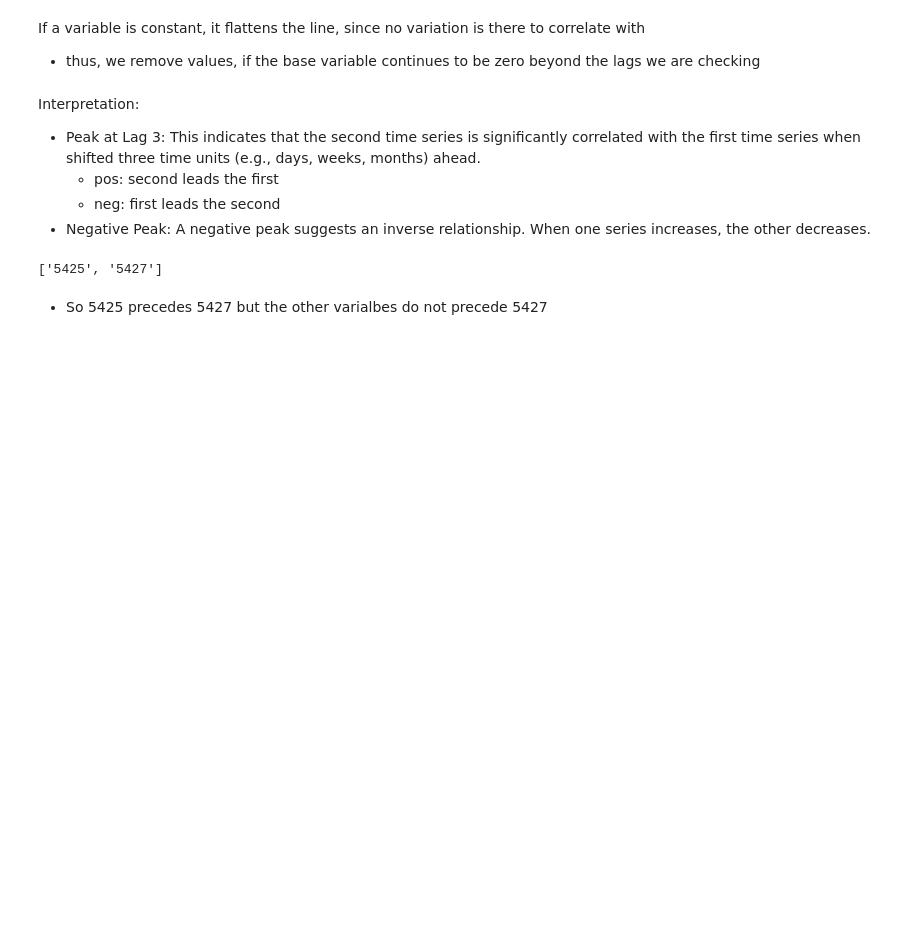
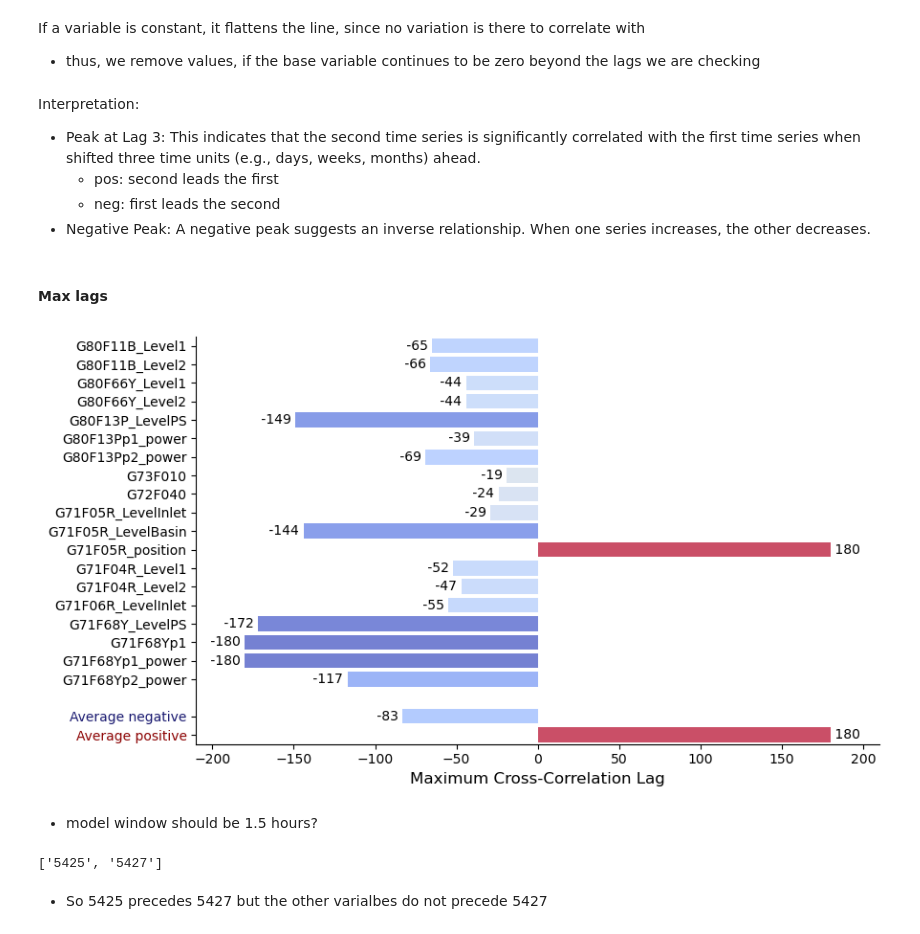
Before and after one commit to AronDJacobsen/fault_management_uds, a Jupyter notebook: notebooks/1_analysis/3_correlation.ipynb, the cells around one changed output. Saved outputs shown, nothing was run; the diff lists cells and outputs as text; code cells hidden in the pictures; blank space fills up the shorter version.

```diff
--- a/notebooks/1_analysis/3_correlation.ipynb
+++ b/notebooks/1_analysis/3_correlation.ipynb
@@ -84,7 +86,7 @@ rain_events.head()
 # - want 3 hours before and 3 hours after
 timestamps = []
 for _, row in rain_events.iterrows():
-    timestamps.extend(pd.date_range(row['start'] - pd.Timedelta(hours=3), row['end'] + pd.Timedelta(hours=3), freq='1min'))
+    timestamps.extend(pd.date_range(row['start'] - pd.Timedelta(hours=5), row['end'] + pd.Timedelta(hours=5), freq='1min'))
 
 filtered_clean = clean.loc[timestamps].copy()
 # %% [markdown]
@@ -214,6 +275,78 @@ Interpretation:
     - pos: second leads the first
     - neg: first leads the second
 - Negative Peak: A negative peak suggests an inverse relationship. When one series increases, the other decreases.
+# %% [markdown]
+#### Max lags
+# %%
+# Add small variable noise to separate the lines
+base_variable = '5425'
+lag_range = 180
+max_lag = {}
+for i, variable in enumerate(natural_sensor_order):
+    if variable != base_variable or variable not in rain_gauges:
+        cross_correlations = [filtered_clean[base_variable].corr(filtered_clean[variable].shift(lag)) for lag in range(-lag_range, lag_range+1)]
+        lag = np.argmax(cross_correlations) - lag_range
+        max_lag[variable] = lag
+# %%
+# add a empty lag
+max_lag[' '] = np.nan
+
+neg_list = [v for k, v in max_lag.items() if (v < 0)]# and v != -lag_range)]
+pos_list = [v for k, v in max_lag.items() if (v > 0)]# and v != lag_range)]
+max_lag['Average negative'] = np.mean(neg_list if neg_list else [0])
+max_lag['Average positive'] = np.mean(pos_list if pos_list else [0])
+# %%
+
+# Prepare the data
+categories = list(max_lag.keys())
+values = list(max_lag.values())
+
+# Create the figure and axis
+fig, ax = plt.subplots(figsize=(9, 5))
+
+
+cmap = plt.cm.coolwarm
+max_value = max(abs(value) for value in values)
+norm = plt.Normalize(vmin=-max_value, vmax=max_value)
+
+
+# Create the horizontal bar plot with color based on the normalized values
+# bars = ax.barh(categories, values, color=cmap(norm(values)), alpha=0.7)
+for i, (value, name) in enumerate(zip(values, categories)):
+    color = cmap(norm(value))
+    alpha = 0.7
+    ax.barh(name, value, color=color, alpha=alpha)
+    ha = 'right' if value < 0 else 'left'
+    if not np.isnan(value):
+        ax.text(value, i, f' {value:.0f} ', ha=ha, va='center', fontsize=10)
+    else:
+        # remove its tick
+        ax.yaxis.get_major_ticks()[i].set_visible(False)
+# Set labels and title
+ax.set_xlabel('Maximum Cross-Correlation Lag', fontsize=12)
+ax.set_xlim(-lag_range-30, lag_range+30)
+ax.set_ylim(-0.5, len(categories)-0.5)
+ax.invert_yaxis()
+
+# remove spines
+ax.spines['top'].set_visible(False); ax.spines['right'].set_visible(False)
+
+# Modify a specific y-axis tick (for example, change the color of the tick for 'Average')
+for label in ax.get_yticklabels():
+    text = label.get_text()
+    if 'Average' in text:
+        color = 'midnightblue' if 'negative' in text else 'darkred'
+        label.set_color(color)  # Change the tick label color to purple
+
+
+# Layout adjustment
+plt.tight_layout()
+plt.savefig(save_folder / 'max_cross_correlation_lag.png', dpi=300)
+plt.show()
+# %% [output]
+[figure, added]
+# %% [markdown]
+- model window should be 1.5 hours?
 # %%
 rain_gauges
 # %% [output]
```
Also changed, not shown: parts of 5 cells of this notebook, 7 other files.
